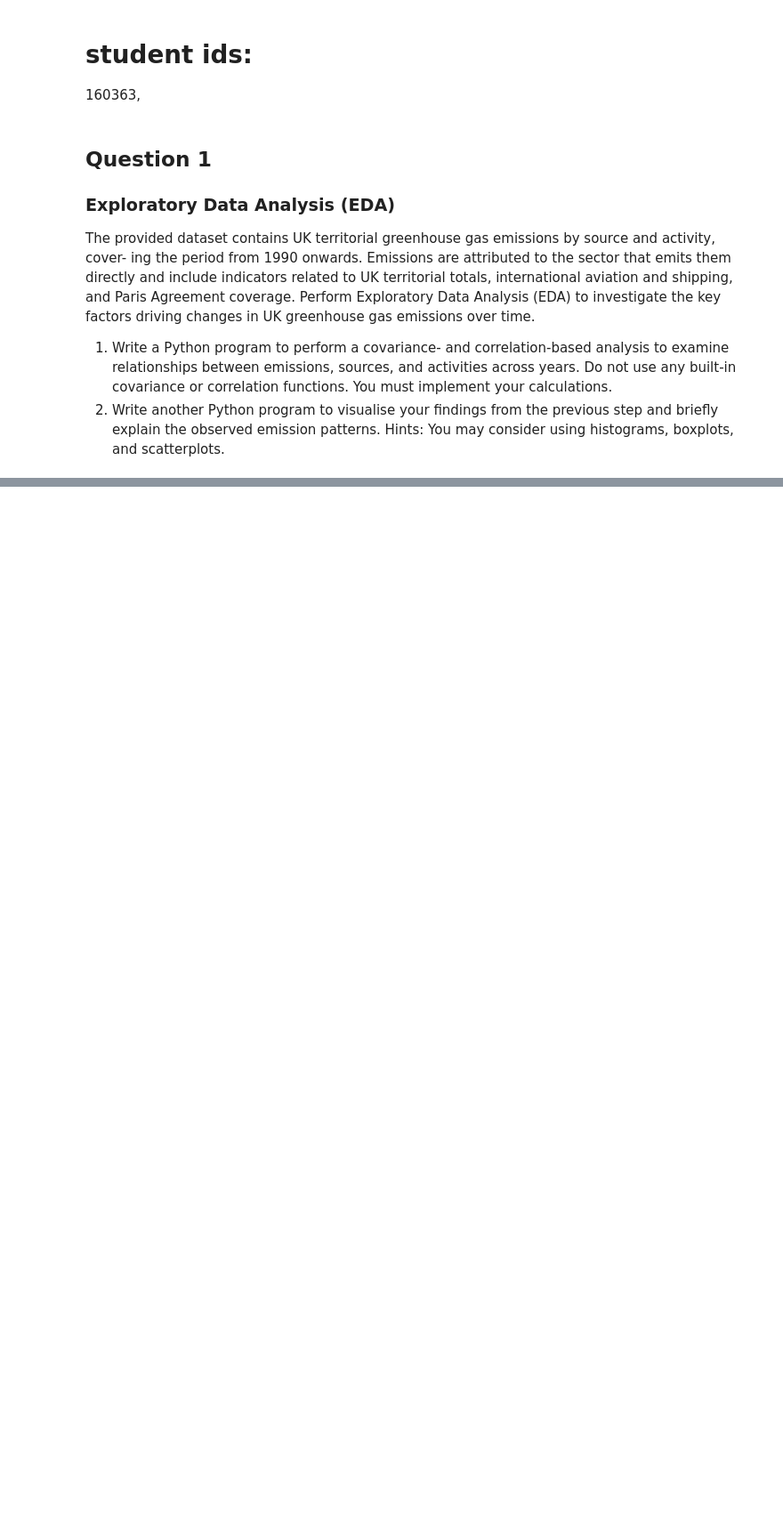
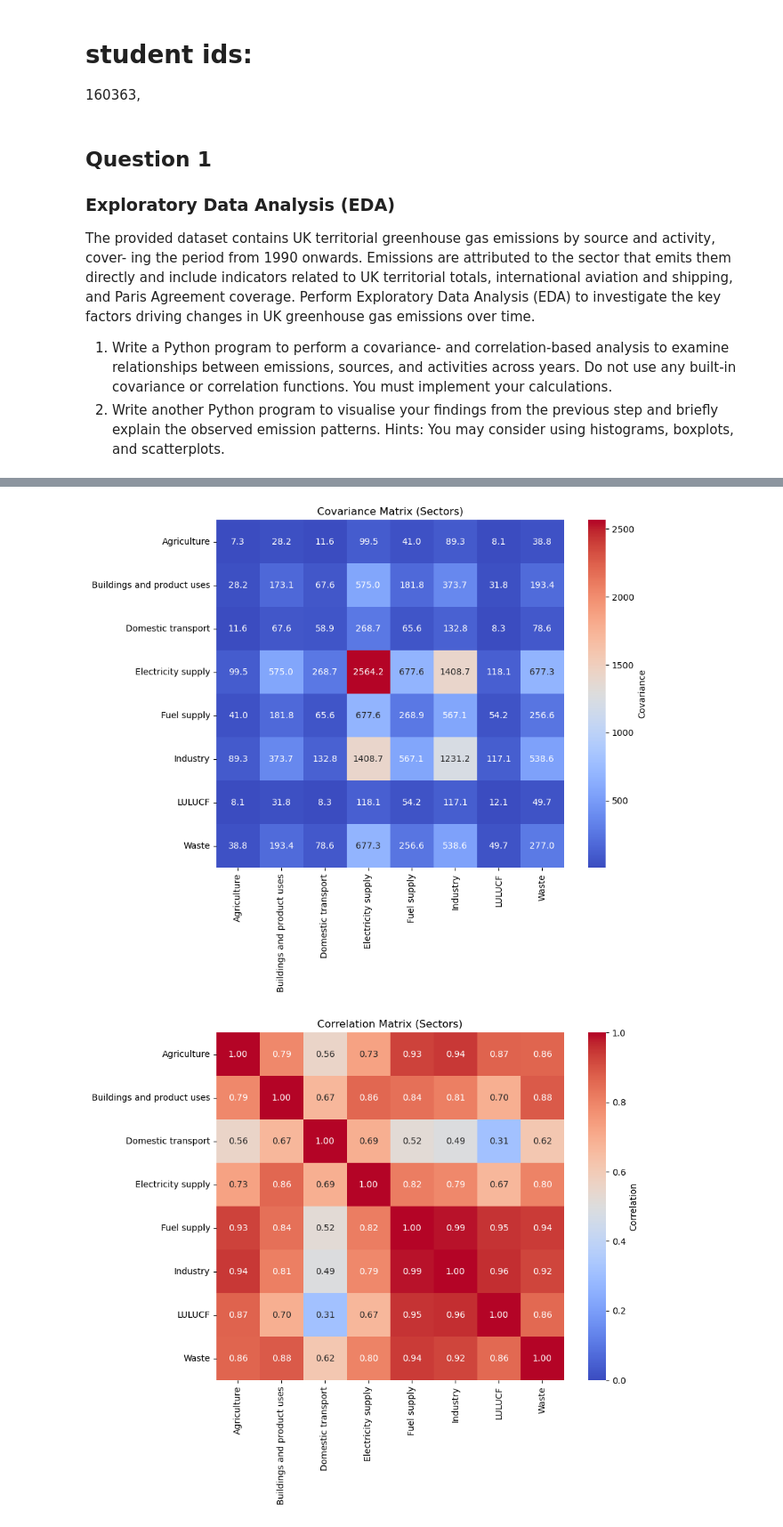
Before and after one commit to PontusNeumann/CBS-Spring26, a Jupyter notebook: alex_ml_ma1.ipynb, the cells around one changed output, grey strips where cells are left out. Shown at 89% size. Saved outputs shown, nothing was run; the diff lists cells and outputs as text; code cells hidden in the pictures; blank space fills up the shorter version.

```diff
--- a/alex_ml_ma1.ipynb
+++ b/alex_ml_ma1.ipynb
@@ -19,0 +86,18 @@ and scatterplots.
+# %%
+# --- Step 5: Build covariance and correlation matrices ---
+
+sectors = pivot.columns.tolist()
+
+cov_matrix = pd.DataFrame(index=sectors, columns=sectors, dtype=float)
+corr_matrix = pd.DataFrame(index=sectors, columns=sectors, dtype=float)
+
+for s1 in sectors:
+    for s2 in sectors:
+        cov_matrix.loc[s1, s2] = covariance(pivot[s1].values, pivot[s2].values)
+        corr_matrix.loc[s1, s2] = correlation(pivot[s1].values, pivot[s2].values)
+
+print("Covariance matrix:")
+display(cov_matrix.round(2))
+
+print("\nCorrelation matrix:")
+display(corr_matrix.round(3))
@@ -19,0 +125,35 @@ and scatterplots.
+# %%
+# --- Covariance matrix heatmap ---
+fig, ax = plt.subplots(figsize=(10, 8))
+sns.heatmap(
+    cov_matrix.astype(float),
+    ax=ax,
+    cmap="coolwarm",
+    annot=True,
+    fmt=".1f",
+    square=True,
+    cbar_kws={"label": "Covariance"}
+)
+ax.set_title("Covariance Matrix (Sectors)")
+plt.tight_layout()
+plt.show()
+
+# --- Correlation matrix heatmap ---
+fig, ax = plt.subplots(figsize=(10, 8))
+sns.heatmap(
+    corr_matrix.astype(float),
+    ax=ax,
+    cmap="coolwarm",
+    vmin=0,
+    vmax=1,
+    annot=True,
+    fmt=".2f",
+    square=True,
+    cbar_kws={"label": "Correlation"}
+)
+ax.set_title("Correlation Matrix (Sectors)")
+plt.tight_layout()
+plt.show()
+# %% [output]
+[figure, added]
+[figure, added]
```
Also changed, not shown: parts of 8 cells of this notebook.
